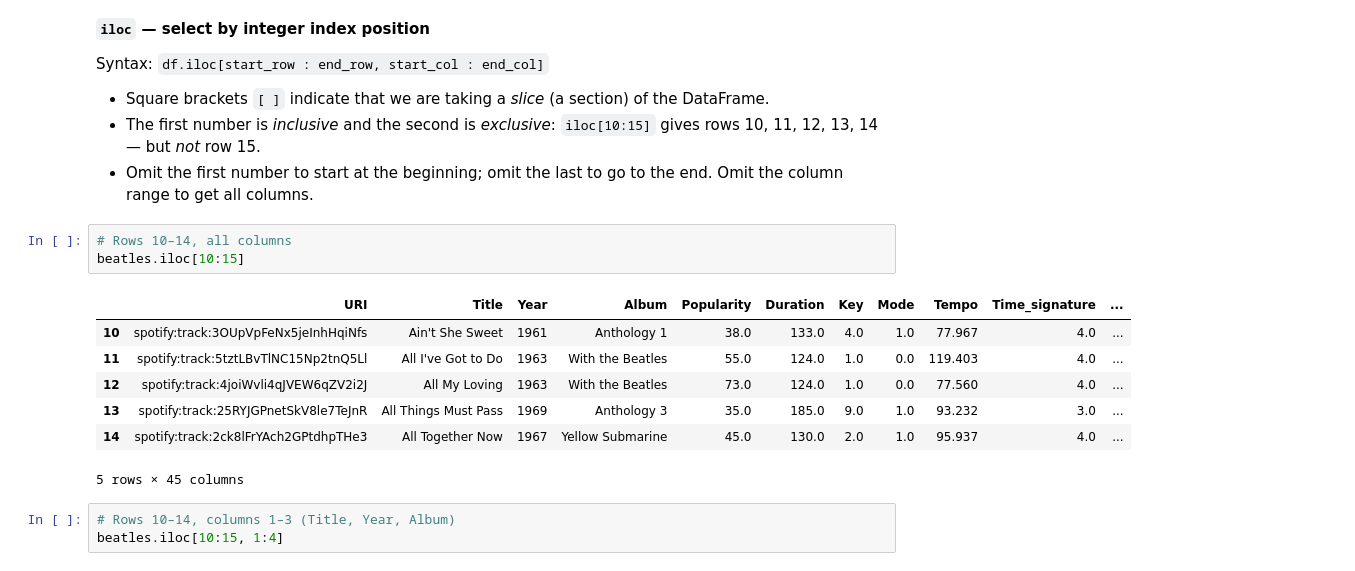
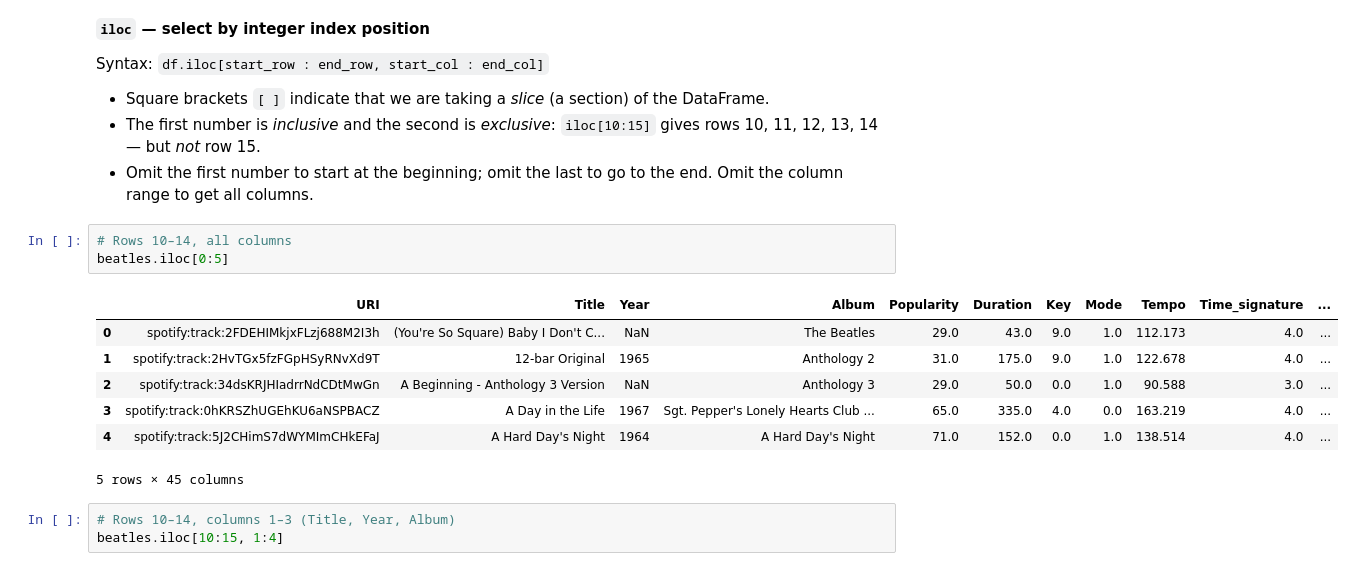
Before and after one commit to RichardFreedman/Heidelberg_Class, a Jupyter notebook: 01_Python Pandas Basics /B_Pandas_Basics_Beatles.ipynb, the cells around one changed output. Saved outputs shown, nothing was run; the diff lists cells and outputs as text.

```diff
--- a/01_Python Pandas Basics /B_Pandas_Basics_Beatles.ipynb
+++ b/01_Python Pandas Basics /B_Pandas_Basics_Beatles.ipynb
@@ -162,14 +162,14 @@ Syntax: `df.iloc[start_row : end_row, start_col : end_col]`
 - Omit the first number to start at the beginning; omit the last to go to the end. Omit the column range to get all columns.
 # %%
 # Rows 10–14, all columns
-beatles.iloc[10:15]
+beatles.iloc[0:5]
 # %% [output]
 |  | URI | Title | Year | Album | Popularity | Duration | Key | Mode | Tempo | Time_signature | ... |
-| 10 | spotify:track:3OUpVpFeNx5jeInhHqiNfs | Ain't She Sweet | 1961 | Anthology 1 | 38.0 | 133.0 | 4.0 | 1.0 | 77.967 | 4.0 | ... |
-| 11 | spotify:track:5tztLBvTlNC15Np2tnQ5Ll | All I've Got to Do | 1963 | With the Beatles | 55.0 | 124.0 | 1.0 | 0.0 | 119.403 | 4.0 | ... |
-| 12 | spotify:track:4joiWvli4qJVEW6qZV2i2J | All My Loving | 1963 | With the Beatles | 73.0 | 124.0 | 1.0 | 0.0 | 77.560 | 4.0 | ... |
-| 13 | spotify:track:25RYJGPnetSkV8le7TeJnR | All Things Must Pass | 1969 | Anthology 3 | 35.0 | 185.0 | 9.0 | 1.0 | 93.232 | 3.0 | ... |
-| 14 | spotify:track:2ck8lFrYAch2GPtdhpTHe3 | All Together Now | 1967 | Yellow Submarine | 45.0 | 130.0 | 2.0 | 1.0 | 95.937 | 4.0 | ... |
+| 0 | spotify:track:2FDEHIMkjxFLzj688M2I3h | (You're So Square) Baby I Don't C... | NaN | The Beatles | 29.0 | 43.0 | 9.0 | 1.0 | 112.173 | 4.0 | ... |
+| 1 | spotify:track:2HvTGx5fzFGpHSyRNvXd9T | 12-bar Original | 1965 | Anthology 2 | 31.0 | 175.0 | 9.0 | 1.0 | 122.678 | 4.0 | ... |
+| 2 | spotify:track:34dsKRJHIadrrNdCDtMwGn | A Beginning - Anthology 3 Version | NaN | Anthology 3 | 29.0 | 50.0 | 0.0 | 1.0 | 90.588 | 3.0 | ... |
+| 3 | spotify:track:0hKRSZhUGEhKU6aNSPBACZ | A Day in the Life | 1967 | Sgt. Pepper's Lonely Hearts Club ... | 65.0 | 335.0 | 4.0 | 0.0 | 163.219 | 4.0 | ... |
+| 4 | spotify:track:5J2CHimS7dWYMImCHkEFaJ | A Hard Day's Night | 1964 | A Hard Day's Night | 71.0 | 152.0 | 0.0 | 1.0 | 138.514 | 4.0 | ... |
 5 rows × 45 columns
 # %%
 # Rows 10–14, columns 1–3 (Title, Year, Album)
```
Also changed, not shown: parts of 6 cells of this notebook, 9 other files.
